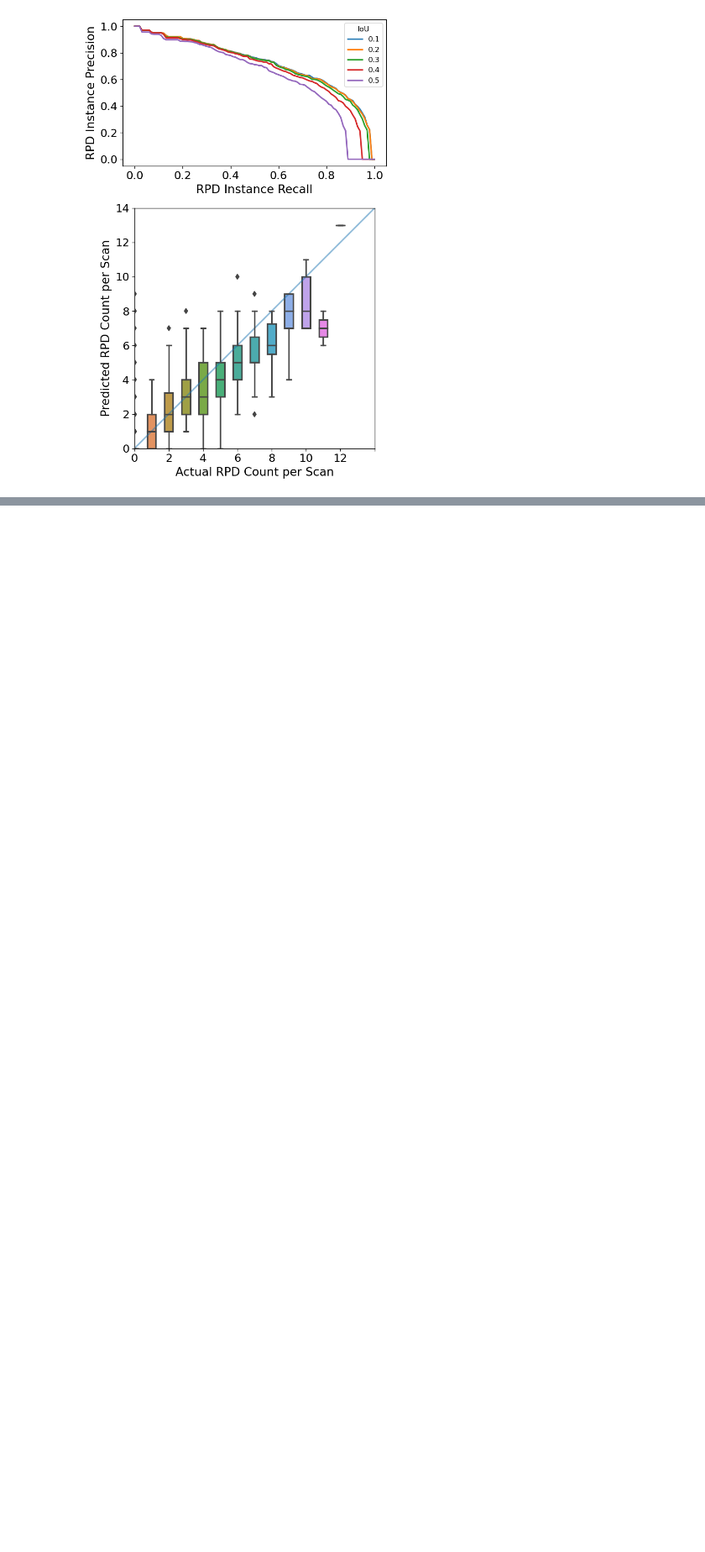
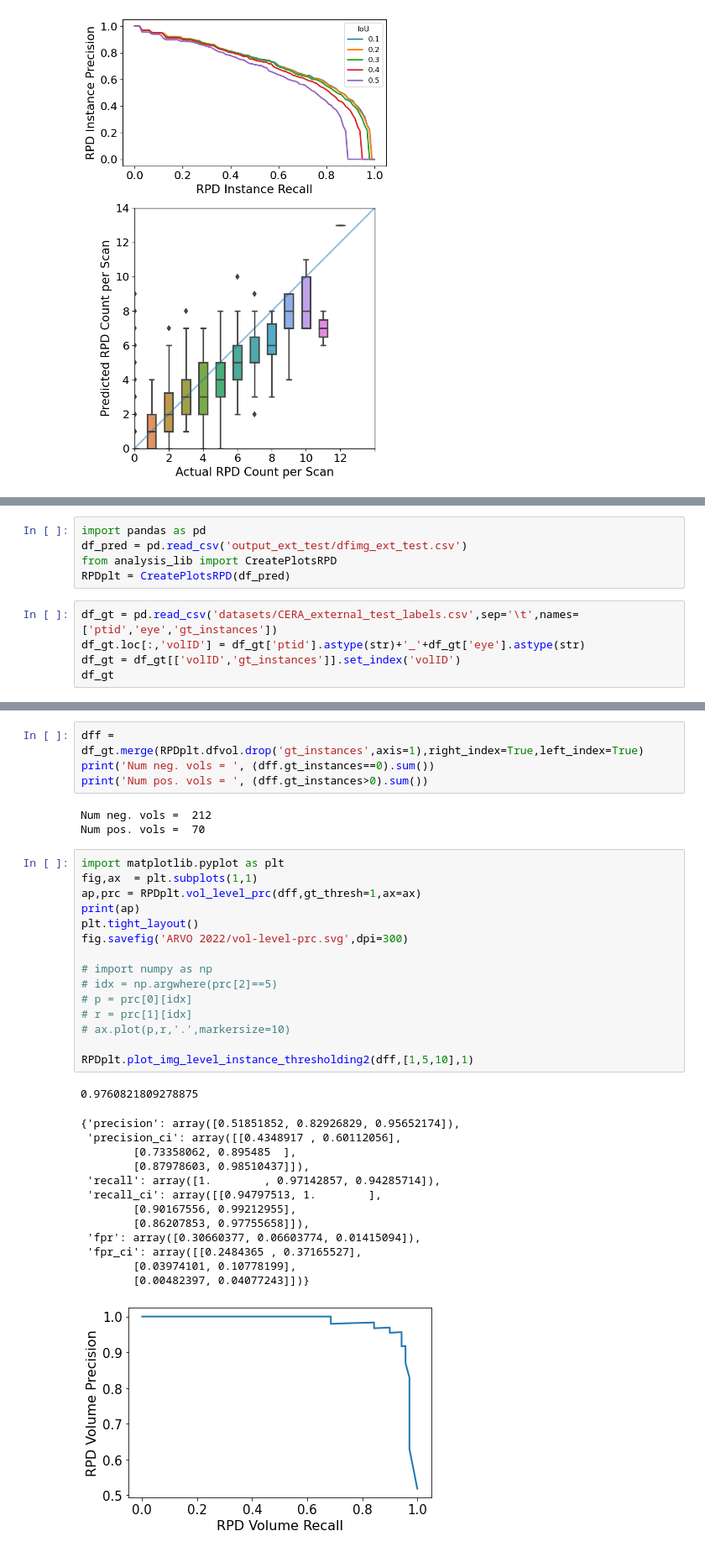
Before and after one commit to uw-biomedical-ml/detectron2-rpd-yb, a Jupyter notebook: runEvaluateClass.ipynb, the cells around one changed output, grey strips where cells are left out. Shown at 84% size. Drawn from its saved outputs; the diff is of its cells as text; blank space fills up the shorter version.

```diff
--- a/runEvaluateClass.ipynb
+++ b/runEvaluateClass.ipynb
@@ -436,0 +482,10 @@ dtype: object
+# %%
+import pandas as pd
+df_pred = pd.read_csv('output_ext_test/dfimg_ext_test.csv')
+from analysis_lib import CreatePlotsRPD
+RPDplt = CreatePlotsRPD(df_pred)
+# %%
+df_gt = pd.read_csv('datasets/CERA_external_test_labels.csv',sep='\t',names=['ptid','eye','gt_instances'])
+df_gt.loc[:,'volID'] = df_gt['ptid'].astype(str)+'_'+df_gt['eye'].astype(str)
+df_gt = df_gt[['volID','gt_instances']].set_index('volID')
+df_gt
@@ -436,0 +507,37 @@ dtype: object
+# %%
+dff = df_gt.merge(RPDplt.dfvol.drop('gt_instances',axis=1),right_index=True,left_index=True)
+print('Num neg. vols = ', (dff.gt_instances==0).sum())
+print('Num pos. vols = ', (dff.gt_instances>0).sum())
+# %% [output]
+Num neg. vols =  212
+Num pos. vols =  70
+# %%
+import matplotlib.pyplot as plt
+fig,ax  = plt.subplots(1,1)
+ap,prc = RPDplt.vol_level_prc(dff,gt_thresh=1,ax=ax)
+print(ap)
+plt.tight_layout()
+fig.savefig('ARVO 2022/vol-level-prc.svg',dpi=300)
+
+# import numpy as np
+# idx = np.argwhere(prc[2]==5)
+# p = prc[0][idx]
+# r = prc[1][idx]
+# ax.plot(p,r,'.',markersize=10)
+
+RPDplt.plot_img_level_instance_thresholding2(dff,[1,5,10],1)
+# %% [output]
+0.9760821809278875
+{'precision': array([0.51851852, 0.82926829, 0.95652174]),
+ 'precision_ci': array([[0.4348917 , 0.60112056],
+        [0.73358062, 0.895485  ],
+        [0.87978603, 0.98510437]]),
+ 'recall': array([1.        , 0.97142857, 0.94285714]),
+ 'recall_ci': array([[0.94797513, 1.        ],
+        [0.90167556, 0.99212955],
+        [0.86207853, 0.97755658]]),
+ 'fpr': array([0.30660377, 0.06603774, 0.01415094]),
+ 'fpr_ci': array([[0.2484365 , 0.37165527],
+        [0.03974101, 0.10778199],
+        [0.00482397, 0.04077243]])}
+[figure, added]
```
Also changed, not shown: parts of 18 cells of this notebook, 3 other files.
